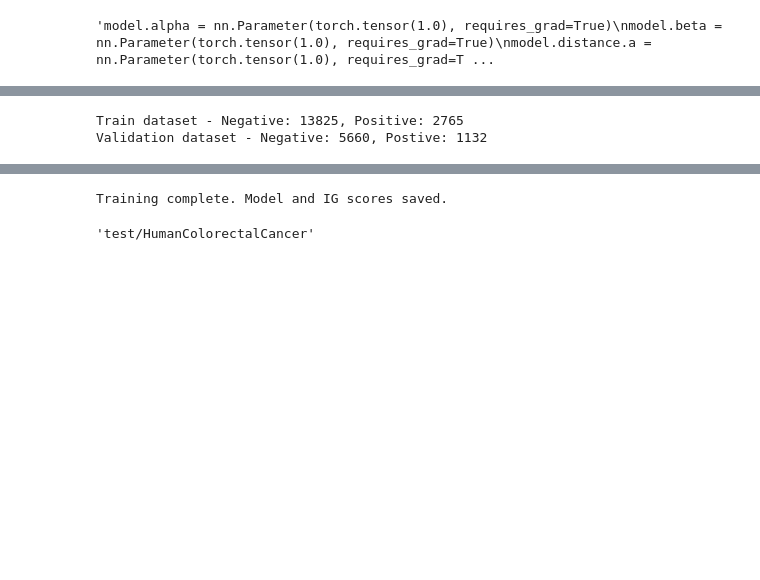
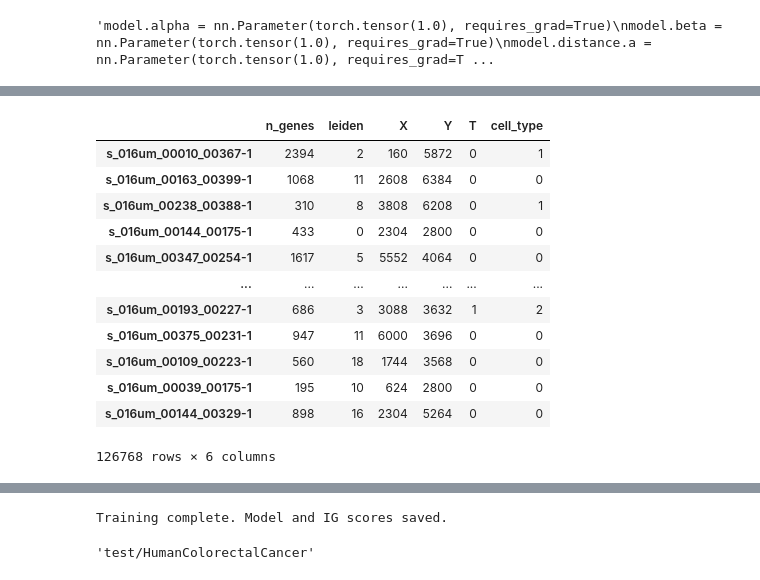
Before and after one commit to yaober/SPACER, a Jupyter notebook: fine_tune_model1_indiviual.ipynb, the cells around one changed output, grey strips where cells are left out. Drawn from its saved outputs; the diff is of its cells as text; code cells hidden in the pictures; blank space fills up the shorter version.

```diff
--- a/fine_tune_model1_indiviual.ipynb
+++ b/fine_tune_model1_indiviual.ipynb
@@ -38,8 +346,9 @@ def load_all_genes(reference_gene_file):
 # %%
 # Set parameters (replace these with your own paths and settings)
 # Paths to data and model
-data_path = '/project/DPDS/Wang_lab/shared/spatial_TCR/data/train_validate/VisiumHD/HumanColorectalCancer'
+data_path = '/project/DPDS/Wang_lab/s439765/spatial_tcr/spatial_transcriptomics/VisiumHD/processed/HumanLungCancerT_cell.h5ad'
 reference_gene_path = 'data/human_filtered.csv'
 pretrained_gene_path = 'data/human_filtered.csv'  # Pre-trained gene list
-output_dir = os.path.join('test', data_path.split('/')[-1])
+output_dir = os.path.join('test', data_path.split('/')[-1].split('.')[0])
 model_path = 'finalize_model/tcell/best_model.pth'  # Set to None if training from scratch
+best_model_path = os.path.join(output_dir, 'best_model.pth')
@@ -210,54 +495,19 @@ Number of bags with label 1 in validation dataset: 1132
-# %%
-from torch.utils.data import Subset
-import random
-
-def balance_dataset(dataset, label_ratio=5):
-    # Separate bags by labels
-    label_0_indices = []
-    label_1_indices = []
-
-    for idx in range(len(dataset)):
-        _, _, label, _, _, _ = dataset[idx]
-        if label.item() == 0:
-            label_0_indices.append(idx)
-        else:
-            label_1_indices.append(idx)
-
-    # Calculate the number of label=0 bags to keep
-    num_label_1 = len(label_1_indices)
-    num_label_0_to_keep = min(len(label_0_indices), label_ratio * num_label_1)
-
-    # Randomly sample label=0 indices
-    sampled_label_0_indices = random.sample(label_0_indices, num_label_0_to_keep)
-
-    # Combine sampled label=0 indices and all label=1 indices
-    balanced_indices = sampled_label_0_indices + label_1_indices
-
-    # Shuffle the combined indices
-    random.shuffle(balanced_indices)
-
-    # Return a Subset of the original dataset
-    return Subset(dataset, balanced_indices)
-
-# Balance train and validation datasets
-balanced_train_dataset = balance_dataset(train_dataset, label_ratio=5)
-balanced_val_dataset = balance_dataset(val_dataset, label_ratio=5)
-
-# Create new DataLoaders with balanced datasets
-train_loader = DataLoader(balanced_train_dataset, batch_size=1, shuffle=True, collate_fn=custom_collate_fn)
-val_loader = DataLoader(balanced_val_dataset, batch_size=1, shuffle=True, collate_fn=custom_collate_fn)
-
-# Print the new label distribution
-train_labels_count = sum(1 for _, _, label, _, _, _ in train_loader if label.item() == 1)
-train_label_0_count = sum(1 for _, _, label, _, _, _ in train_loader if label.item() == 0)
-val_labels_count = sum(1 for _, _, label, _, _, _ in val_loader if label.item() == 1)
-val_label_0_count = sum(1 for _, _, label, _, _, _ in val_loader if label.item() == 0)
-
-print(f"Train dataset - Negative: {train_label_0_count}, Positive: {train_labels_count}")
-print(f"Validation dataset - Negative: {val_label_0_count}, Postive: {val_labels_count}")
-# %% [output]
-Train dataset - Negative: 13825, Positive: 2765
-Validation dataset - Negative: 5660, Postive: 1132
+# %%
+adata.obs
+# %% [output]
+|  | n_genes | leiden | X | Y | T | cell_type |
+| s_016um_00010_00367-1 | 2394 | 2 | 160 | 5872 | 0 | 1 |
+| s_016um_00163_00399-1 | 1068 | 11 | 2608 | 6384 | 0 | 0 |
+| s_016um_00238_00388-1 | 310 | 8 | 3808 | 6208 | 0 | 1 |
+| s_016um_00144_00175-1 | 433 | 0 | 2304 | 2800 | 0 | 0 |
+| s_016um_00347_00254-1 | 1617 | 5 | 5552 | 4064 | 0 | 0 |
+| ... | ... | ... | ... | ... | ... | ... |
+| s_016um_00193_00227-1 | 686 | 3 | 3088 | 3632 | 1 | 2 |
+| s_016um_00375_00231-1 | 947 | 11 | 6000 | 3696 | 0 | 0 |
+| s_016um_00109_00223-1 | 560 | 18 | 1744 | 3568 | 0 | 0 |
+| s_016um_00039_00175-1 | 195 | 10 | 624 | 2800 | 0 | 0 |
+| s_016um_00144_00329-1 | 898 | 16 | 2304 | 5264 | 0 | 0 |
+126768 rows × 6 columns
 # %%
 
 # Initialize early stopping
```
Also changed, not shown: parts of 16 cells of this notebook, 8 other files.
